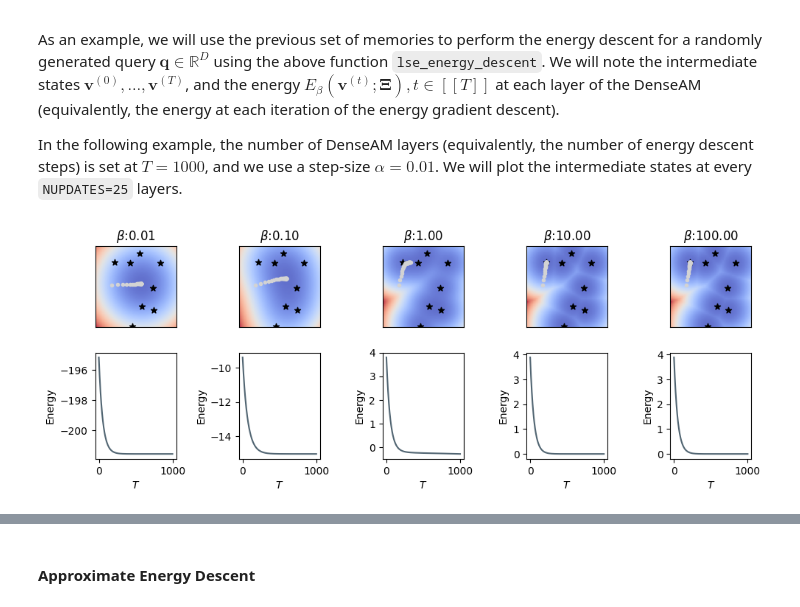
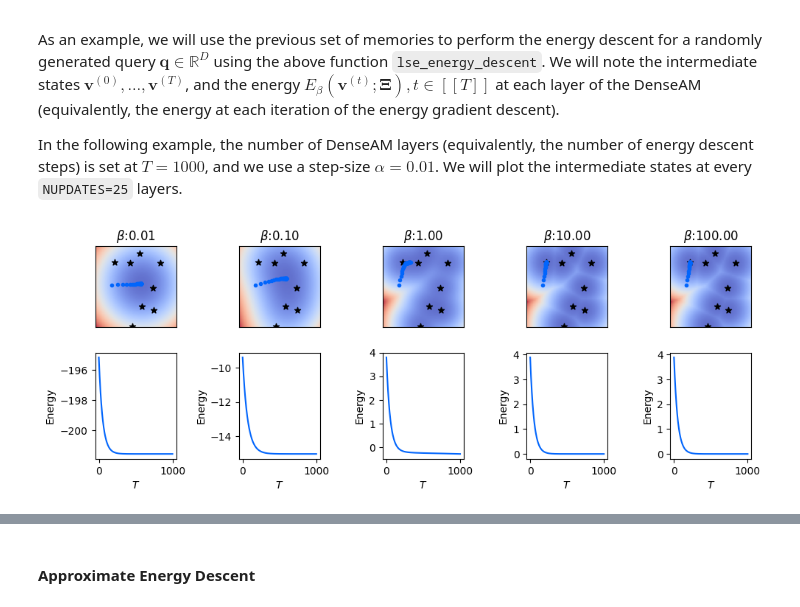
Before and after one commit to bhoov/amtutorial, a Jupyter notebook: nbs/tutorial/03_distributed_memory.ipynb, the cells around one changed output, grey strips where cells are left out. Drawn from its saved outputs; the diff is of its cells as text; code cells hidden in the pictures.

Commit message:
energy landscape with random features

```diff
--- a/nbs/tutorial/03_distributed_memory.ipynb
+++ b/nbs/tutorial/03_distributed_memory.ipynb
@@ -69,6 +32,10 @@ Xi = jr.uniform(
 # %%
 HMA = 0.8
 CMAP = 'coolwarm'
+TQDMCOLOR = 'MAGENTA'
+MCOLOR = 'xkcd:black'
+QCOLOR = 'xkcd:bright blue'
+AQCOLOR = 'xkcd:burnt orange'
 # %%
 def plot_energy_landscape(
     energies,
@@ -77,6 +44,7 @@ def plot_energy_landscape(
     colormap='coolwarm',
     heatmap_alpha=0.8
 ):
+    assert energies.shape[0] == energies.shape[1]
     plt_ax.imshow(
         energies, extent=bounds,
         origin='lower', cmap=colormap,
@@ -89,14 +57,15 @@ def plot_energy_landscape(
         left=False, right=False
     )
 # %%
-def plot_memories(
-    memories,
+def plot_states(
+    states,
     plt_ax,
-    marker='*',
-    color='black'
+    marker,
+    color,
 ):
+    assert states.shape[1] == 2
     plt_ax.scatter(
-        memories[:, 0], memories[:, 1],
+        states[:, 0], states[:, 1],
         marker=marker, color=color,
     )
 # %%
@@ -121,7 +127,7 @@ fig, axs = plt.subplots(
 beta_en_map = {}
 for b, ax in tqdm(
     zip(betas, axs), total=len(betas),
-    colour='green', ncols=50
+    colour=TQDMCOLOR, ncols=50
 ):
     en = np.zeros_like(V[0])
     for i in range(nsteps):
@@ -131,7 +137,7 @@ for b, ax in tqdm(
     plot_energy_landscape(
         en, ax, np.array([xmin, xmax, ymin, ymax])
     )
-    plot_memories(Xi, ax)
+    plot_states(Xi, ax, marker='*', color=MCOLOR)
     ax.set_title(r"$\beta$" + f":{b:0.2f}")
 plt.show()
 # %% [output]
@@ -189,39 +195,49 @@ fig, axs = plt.subplots(
         len(betas) * figscaler,
         2 * figscaler
     ),
     sharex="row",
 )
+beta_true_states_en_map = {}
 for bidx, b in tqdm(
     enumerate(betas), total=len(betas),
-    colour='green', ncols=50
+    colour=TQDMCOLOR, ncols=50
 ):
     # Randomly generating a query
     query = jr.uniform(
         rnglist[rngidx], (D, )
     ) * 2 * maxabs - maxabs
     qstates = [query]
     qens = []
     # Perform energy descent
     for i in range(NSTATES):
         query, logs = lse_energy_descent(
             query, Xi, b, lse_energy,
             depth=NUPDATES, alpha=ALPHA
         )
         qstates += [query]
         qens += [logs['energies']]
     plot_energy_landscape(
-        beta_en_map[b], axs[0, bidx], np.array([xmin, xmax, ymin, ymax])
+        beta_en_map[b], axs[0, bidx],
+        np.array([xmin, xmax, ymin, ymax])
     )
-    plot_memories(Xi, axs[0, bidx])
+    plot_states(
+        Xi, axs[0, bidx],
+        marker='*', color=MCOLOR
+    )
     axs[0, bidx].set_title(r"$\beta$" + f":{b:0.2f}")
     qstates = np.array(qstates)
-    plot_memories(qstates, axs[0, bidx], marker='.', color='lightgrey')
+    plot_states(
+        qstates, axs[0, bidx],
+        marker='.', color=QCOLOR
+    )
     qens = np.array(qens).reshape(-1)
-    plot_energy_descent(qens, axs[1, bidx])
-    # break
+    plot_energy_descent(
+        qens, axs[1, bidx], color=QCOLOR
+    )
+    beta_true_states_en_map[b] = (qstates, qens)
 fig.tight_layout()
 plt.show()
 # %% [output]
-[figure, old version]
+[figure, new version]
 # %% [markdown]
 ## Viewing Energy as a Kernel Sum
```
Also changed, not shown: parts of 23 cells of this notebook.
